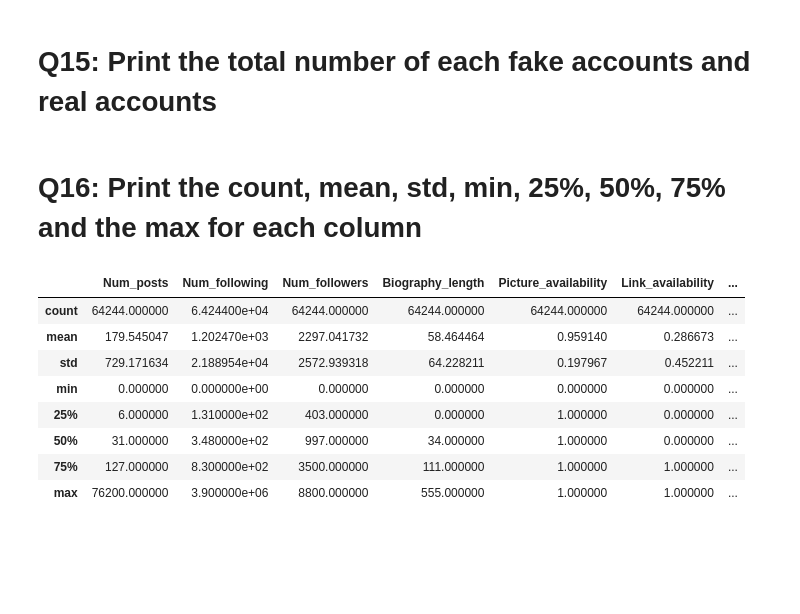
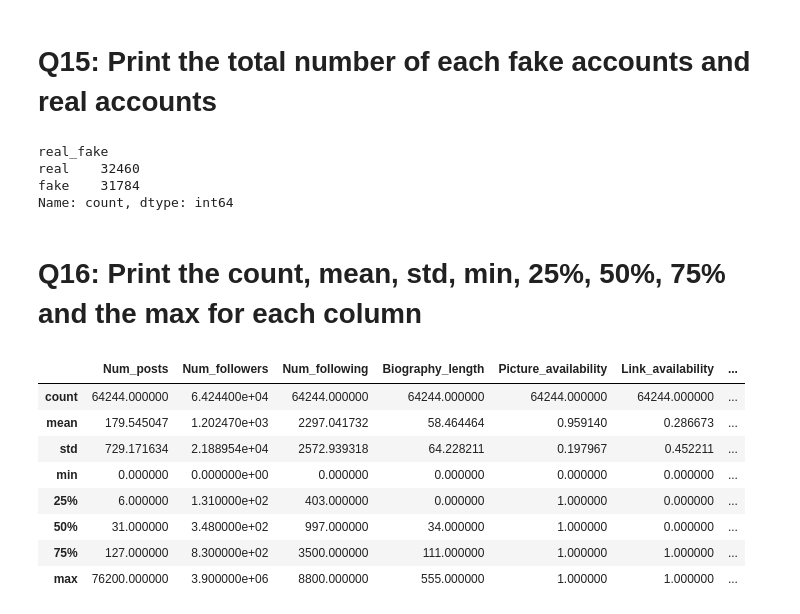
Before and after one commit to Tuwaiq-DS-ML-bootcamp-V-6/Pandas_Assignment, a Jupyter notebook: Pandas_Assignment.ipynb, the cells around one changed output. Drawn from its saved outputs; the diff is of its cells as text; code cells hidden in the pictures; blank space fills up the shorter version.

```diff
--- a/Pandas_Assignment.ipynb
+++ b/Pandas_Assignment.ipynb
@@ -214,6 +225,8 @@ The number of columns is:  18
 | class  | real_fake          | r (real/authentic user), f (fake user/bought followers) |
 # %%
 # write your code here ^_^
+Instaagram_users.columns
 
-df.columns = ['Num_posts', 'Num_following', 'Num_followers','Biography_length', 'Picture_availability', 'Link_availability', 'Average_caption_length', 'Caption_zero','Non_image_percentage','Engagement_rate_like','Engagement_rate_comment','Location_tag_percentage','Average hashtag count','Promotional keywords', 'Followers keywords', 'Cosine similarity', 'Post interval', 'real_fake' ]  # Provide new names for all columns
-print(df)
+Instaagram_users.columns = ['Num_posts', 'Num_followers', 'Num_following', 'Biography_length', 'Picture_availability', 'Link_availability',
+'Average_caption_length', 'Caption_zero', 'Non_image_percentage', 'Engagement_rate_like', 'Engagement_rate_comment','Location_tag_percentage', 'Average_hashtag_count', 'Promotional_keywords', 'Followers_keywords', 'Cosine_similarity',
+'Post_interval', 'real_fake']
@@ -239,3 +234,7 @@ print(df)
 # Q14: Change the class's values to real and fake
 # %%
 # write your code here ^_^
+
+Instaagram_users.loc[Instaagram_users['real_fake'] == 'r','real_fake'] = 'real'
+Instaagram_users.loc[Instaagram_users['real_fake'] == 'f','real_fake'] = 'fake'
+Instaagram_users
@@ -243,14 +256,21 @@ print(df)
 # Q15: Print the total number of each fake accounts and real accounts
 # %%
 # write your code here ^_^
+
+Instaagram_users['real_fake'].value_counts()
+# %% [output]
+real_fake
+real    32460
+fake    31784
+Name: count, dtype: int64
 # %% [markdown]
 # Q16: Print the count, mean, std, min, 25%, 50%, 75% and the max for each column
 # %%
 # write your code here ^_^
 
-df.describe()
+Instaagram_users.describe()
 # %% [output]
-|  | Num_posts | Num_following | Num_followers | Biography_length | Picture_availability | Link_availability | ... |
+|  | Num_posts | Num_followers | Num_following | Biography_length | Picture_availability | Link_availability | ... |
 | count | 64244.000000 | 6.424400e+04 | 64244.000000 | 64244.000000 | 64244.000000 | 64244.000000 | ... |
 | mean | 179.545047 | 1.202470e+03 | 2297.041732 | 58.464464 | 0.959140 | 0.286673 | ... |
 | std | 729.171634 | 2.188954e+04 | 2572.939318 | 64.228211 | 0.197967 | 0.452211 | ... |
```
Also changed, not shown: parts of 8 cells of this notebook.
